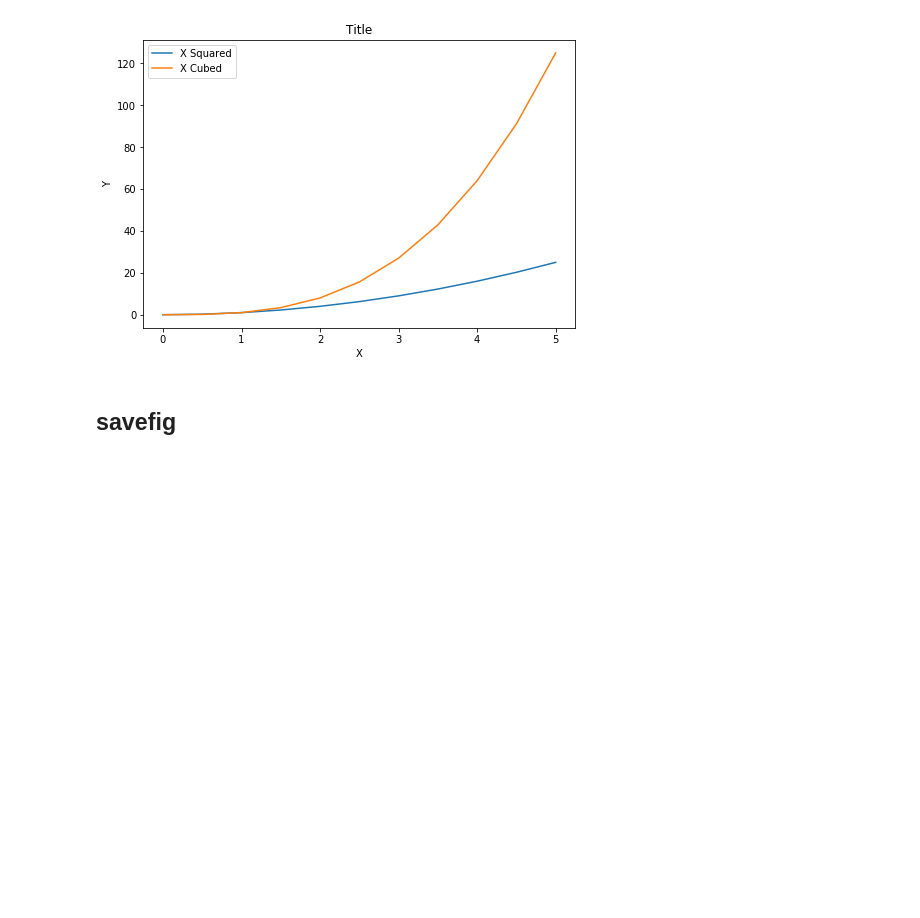
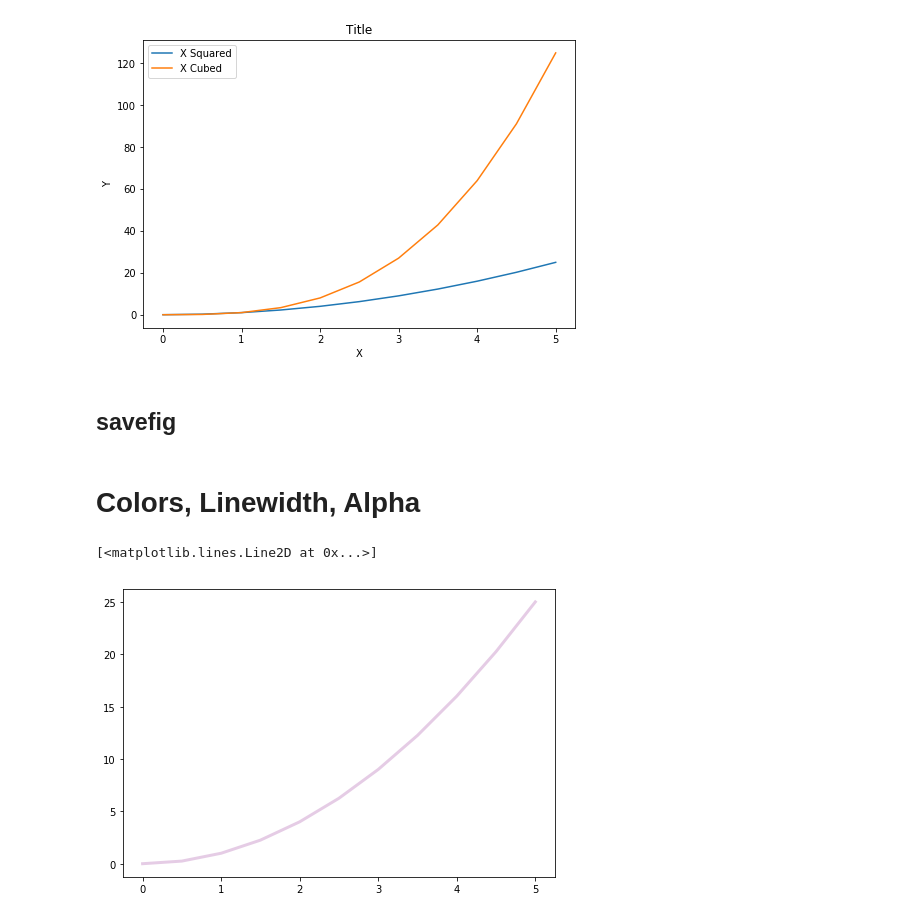
Before and after one commit to nkuhta/Data-Science-and-Machine-Learning-Bootcamp, a Jupyter notebook: 5. Matplotlib Data Visualization/Matplotlib.ipynb, the cells around one changed output. Saved outputs shown, nothing was run; the diff lists cells and outputs as text; code cells hidden in the pictures; blank space fills up the shorter version.

Commit message:
matplotlib

```diff
--- a/5. Matplotlib Data Visualization/Matplotlib.ipynb
+++ b/5. Matplotlib Data Visualization/Matplotlib.ipynb
@@ -187,3 +187,13 @@ ax.legend()
 # %%
 #  Save figure and set dpi and bbox = tight to fit axes
 fig.savefig('my_picture.jpg',dpi=200,bbox_inches='tight')  #png,jpg,pdf etc.
+# %% [markdown]
+#  Colors, Linewidth, Alpha
+# %%
+fig = plt.figure()
+
+ax = fig.add_axes([0,0,1,1])
+ax.plot(x,y,color='purple',linewidth=3,alpha=0.2)   #  Also RGB Hex code custom colors
+# %% [output]
+[<matplotlib.lines.Line2D at 0x...>]
+[figure, added]
```
Also changed, not shown: parts of 14 cells of this notebook.
